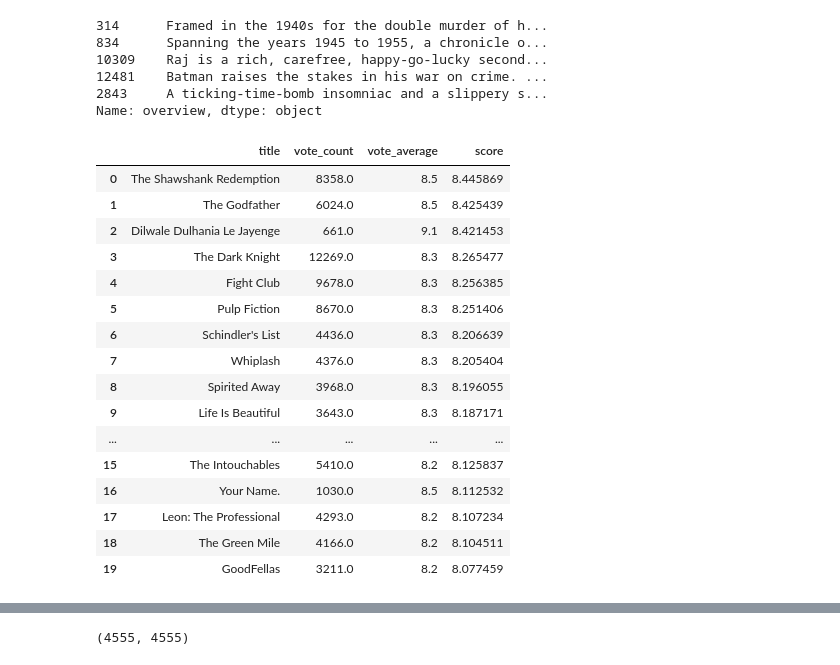
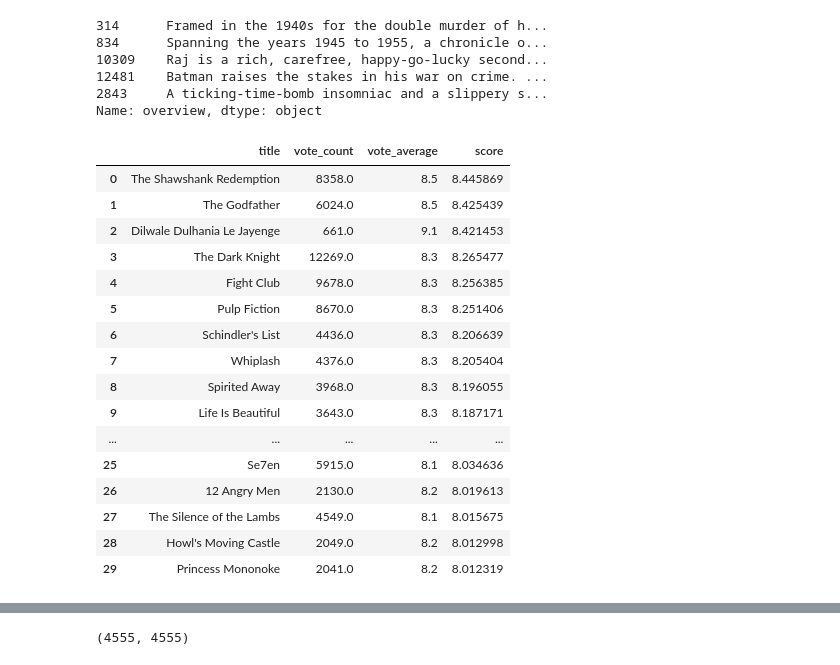
Before and after one commit to IrfanChairurrachman/simple-recommender-movie, a Jupyter notebook: Python_Recommender.ipynb, the cells around one changed output, grey strips where cells are left out. Drawn from its saved outputs; the diff is of its cells as text; code cells hidden in the pictures.

```diff
--- a/Python_Recommender.ipynb
+++ b/Python_Recommender.ipynb
@@ -139,25 +137,25 @@ Name: overview, dtype: object
 # Reset index dari 0
 q_movies = q_movies.reset_index(drop=True)
 # %%
-q_movies[['title', 'vote_count', 'vote_average', 'score']].head(20)
+q_movies[['title', 'vote_count', 'vote_average', 'score']].head(30)
 # %% [output]
 |  | title | vote_count | vote_average | score |
 | 0 | The Shawshank Redemption | 8358.0 | 8.5 | 8.445869 |
 | 1 | The Godfather | 6024.0 | 8.5 | 8.425439 |
 | 2 | Dilwale Dulhania Le Jayenge | 661.0 | 9.1 | 8.421453 |
 | 3 | The Dark Knight | 12269.0 | 8.3 | 8.265477 |
 | 4 | Fight Club | 9678.0 | 8.3 | 8.256385 |
 | 5 | Pulp Fiction | 8670.0 | 8.3 | 8.251406 |
 | 6 | Schindler's List | 4436.0 | 8.3 | 8.206639 |
 | 7 | Whiplash | 4376.0 | 8.3 | 8.205404 |
 | 8 | Spirited Away | 3968.0 | 8.3 | 8.196055 |
 | 9 | Life Is Beautiful | 3643.0 | 8.3 | 8.187171 |
 | ... | ... | ... | ... | ... |
-| 15 | The Intouchables | 5410.0 | 8.2 | 8.125837 |
-| 16 | Your Name. | 1030.0 | 8.5 | 8.112532 |
-| 17 | Leon: The Professional | 4293.0 | 8.2 | 8.107234 |
-| 18 | The Green Mile | 4166.0 | 8.2 | 8.104511 |
-| 19 | GoodFellas | 3211.0 | 8.2 | 8.077459 |
+| 25 | Se7en | 5915.0 | 8.1 | 8.034636 |
+| 26 | 12 Angry Men | 2130.0 | 8.2 | 8.019613 |
+| 27 | The Silence of the Lambs | 4549.0 | 8.1 | 8.015675 |
+| 28 | Howl's Moving Castle | 2049.0 | 8.2 | 8.012998 |
+| 29 | Princess Mononoke | 2041.0 | 8.2 | 8.012319 |
 # %%
 #Import TfIdfVectorizer from scikit-learn
 from sklearn.feature_extraction.text import TfidfVectorizer
```
Also changed, not shown: parts of 29 cells of this notebook.
